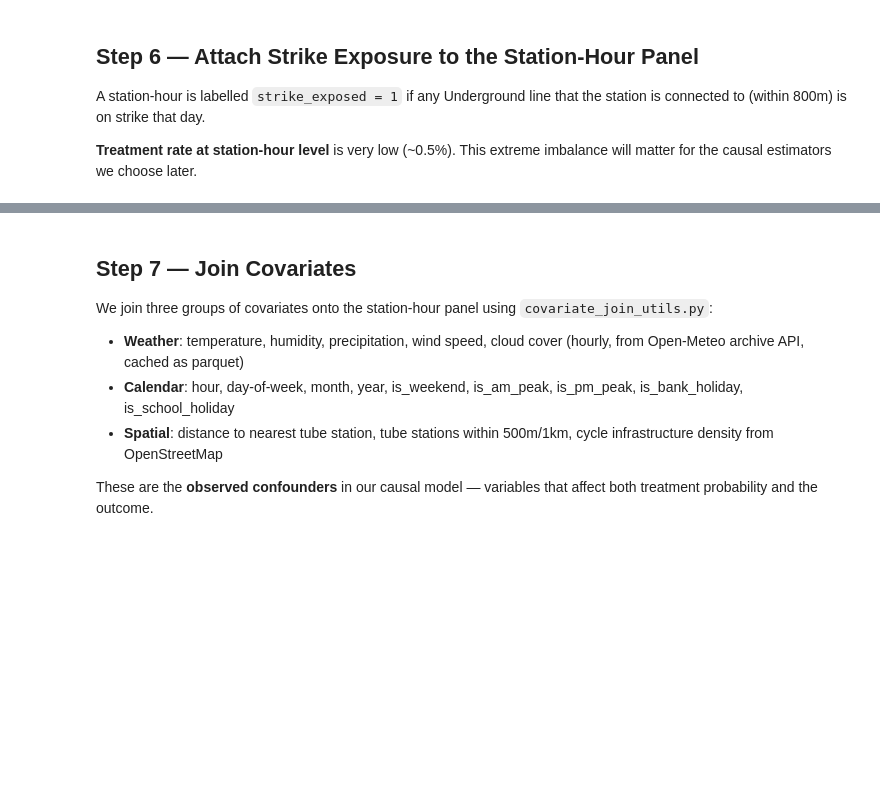
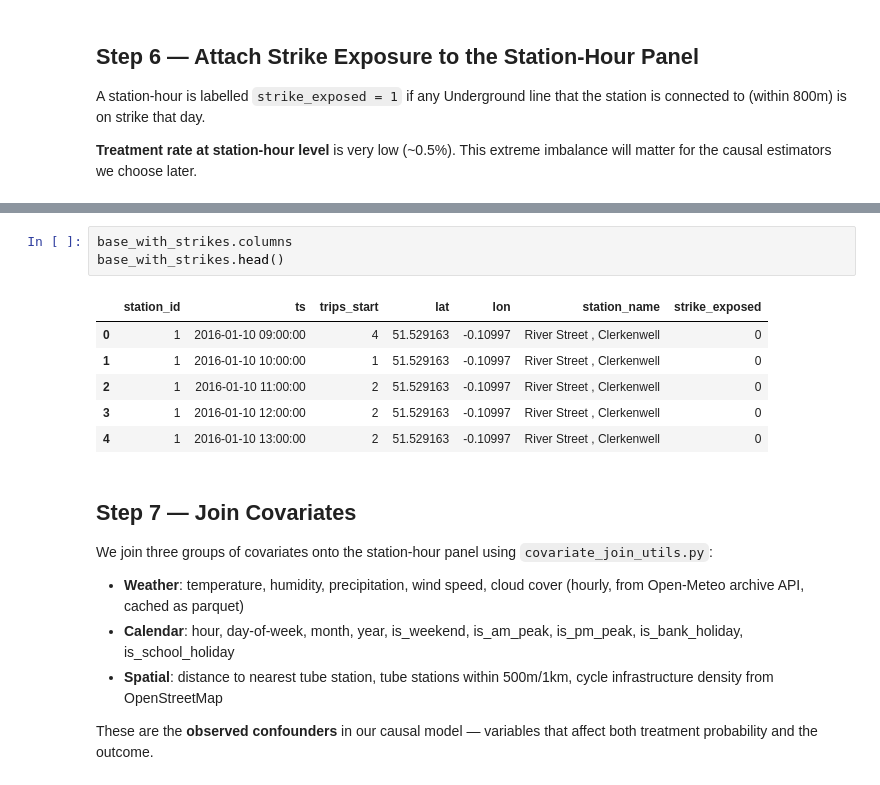
Before and after one commit to stucsk99/tfl_bike_casual, a Jupyter notebook: 01_data_pipeline.ipynb, the cells around one changed output, grey strips where cells are left out. Cells and saved outputs as stored; diff of their text form; blank space fills up the shorter version.

```diff
--- a/01_data_pipeline.ipynb
+++ b/01_data_pipeline.ipynb
@@ -255,4 +242,14 @@ Treated station-hours: 63,818 of 9,206,267
 Saved → base_station_hour.parquet
+# %%
+base_with_strikes.columns
+base_with_strikes.head()
+# %% [output]
+|  | station_id | ts | trips_start | lat | lon | station_name | strike_exposed |
+| 0 | 1 | 2016-01-10 09:00:00 | 4 | 51.529163 | -0.10997 | River Street , Clerkenwell | 0 |
+| 1 | 1 | 2016-01-10 10:00:00 | 1 | 51.529163 | -0.10997 | River Street , Clerkenwell | 0 |
+| 2 | 1 | 2016-01-10 11:00:00 | 2 | 51.529163 | -0.10997 | River Street , Clerkenwell | 0 |
+| 3 | 1 | 2016-01-10 12:00:00 | 2 | 51.529163 | -0.10997 | River Street , Clerkenwell | 0 |
+| 4 | 1 | 2016-01-10 13:00:00 | 2 | 51.529163 | -0.10997 | River Street , Clerkenwell | 0 |
 # %% [markdown]
 ## Step 7 — Join Covariates
 
```
Also changed, not shown: parts of 8 cells of this notebook, 2 other files.
